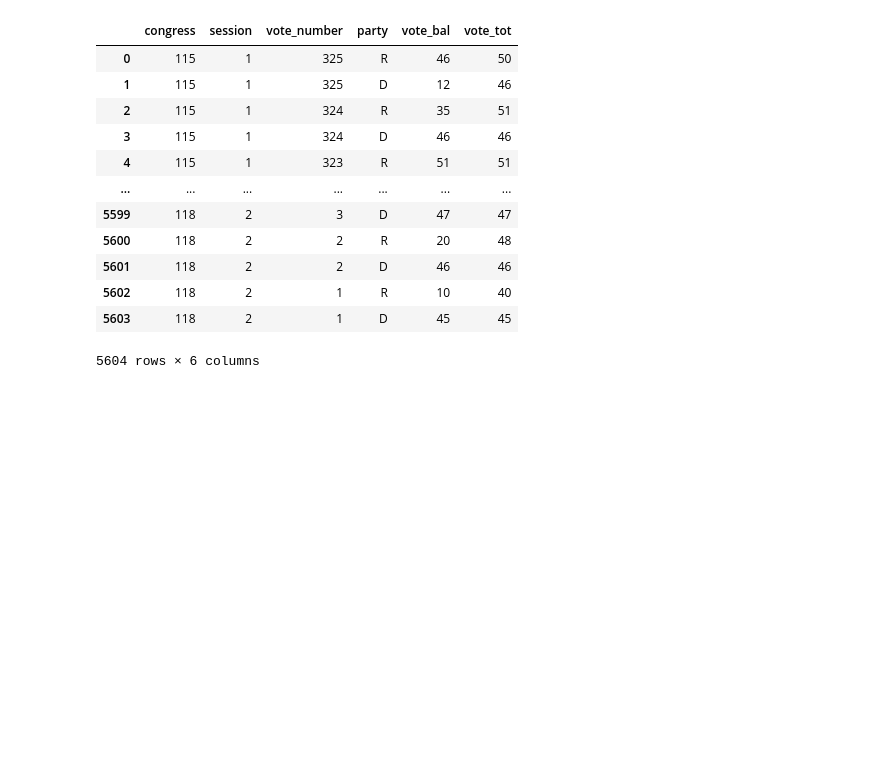
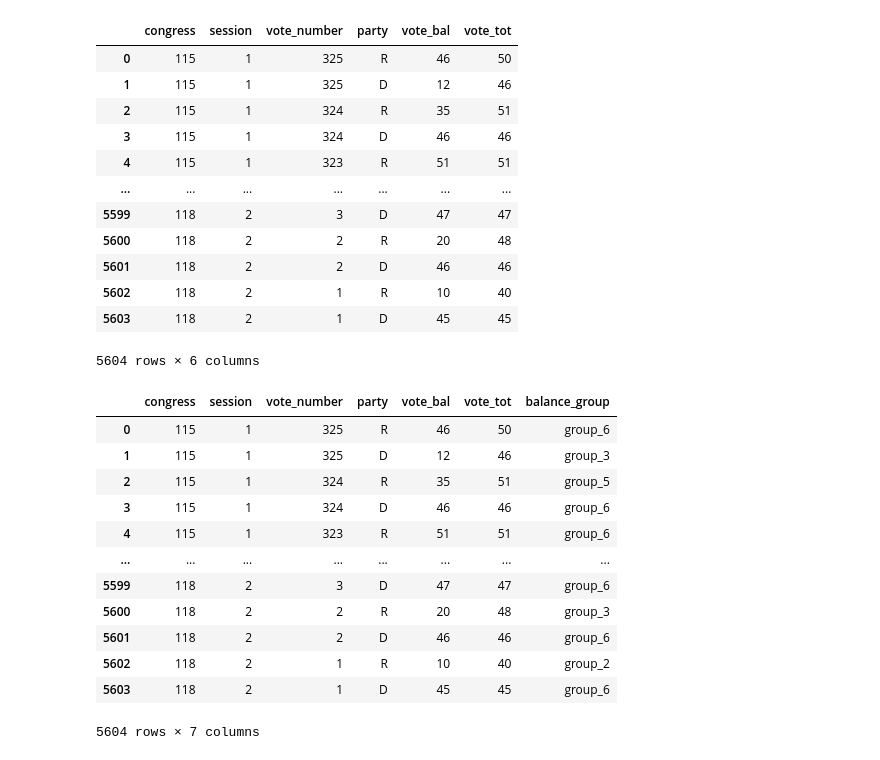
Before and after one commit to sledhead/simple_python, a Jupyter notebook: webpage_scrapv2.ipynb, the cells around one changed output. Cells and saved outputs as stored; diff of their text form; code cells hidden in the pictures; blank space fills up the shorter version.

```diff
--- a/webpage_scrapv2.ipynb
+++ b/webpage_scrapv2.ipynb
@@ -829,0 +833,16 @@ balance_df['balance_group'] = np.select(conditions, values)
+# %%
+display(balance_df)
+# %% [output]
+|  | congress | session | vote_number | party | vote_bal | vote_tot | balance_group |
+| 0 | 115 | 1 | 325 | R | 46 | 50 | group_6 |
+| 1 | 115 | 1 | 325 | D | 12 | 46 | group_3 |
+| 2 | 115 | 1 | 324 | R | 35 | 51 | group_5 |
+| 3 | 115 | 1 | 324 | D | 46 | 46 | group_6 |
+| 4 | 115 | 1 | 323 | R | 51 | 51 | group_6 |
+| ... | ... | ... | ... | ... | ... | ... | ... |
+| 5599 | 118 | 2 | 3 | D | 47 | 47 | group_6 |
+| 5600 | 118 | 2 | 2 | R | 20 | 48 | group_3 |
+| 5601 | 118 | 2 | 2 | D | 46 | 46 | group_6 |
+| 5602 | 118 | 2 | 1 | R | 10 | 40 | group_2 |
+| 5603 | 118 | 2 | 1 | D | 45 | 45 | group_6 |
+5604 rows × 7 columns
```
Also changed, not shown: parts of 6 cells of this notebook.
